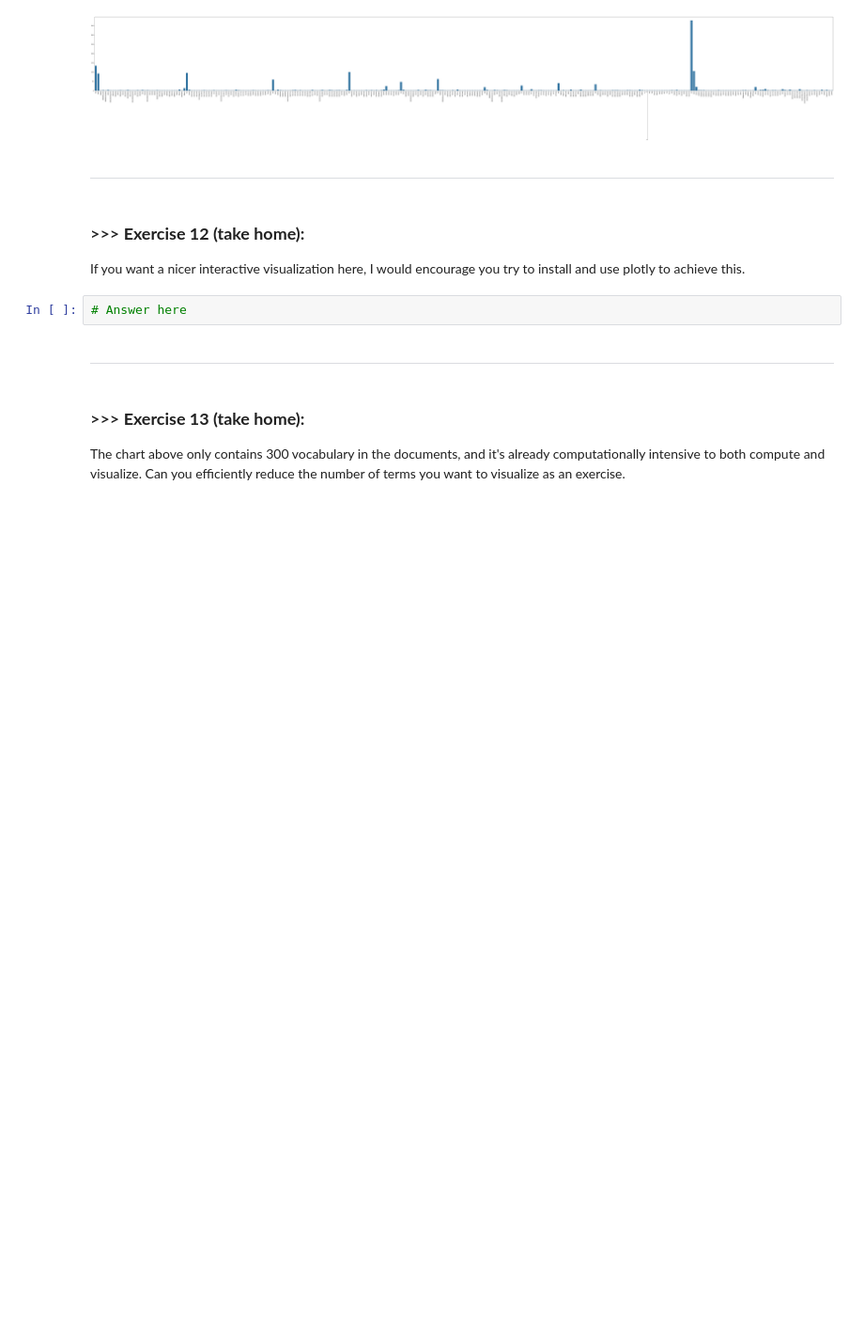
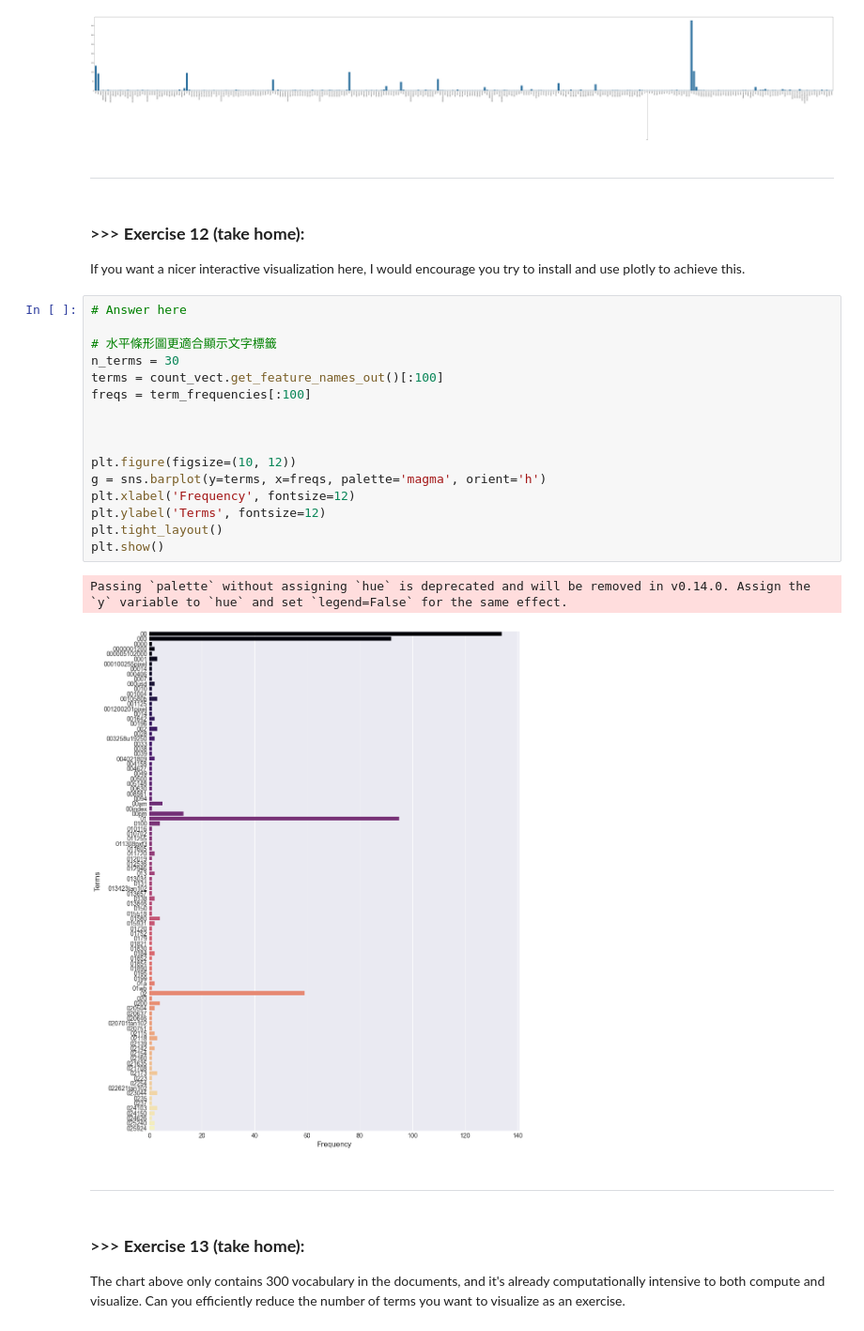
Before and after one commit to BallPoolShark/DM2025-Lab1-Exercise, a Jupyter notebook: DM2025-Lab1-Master.ipynb, the cells around one changed output. Shown at 94% size. Cells and saved outputs as stored; diff of their text form; blank space fills up the shorter version.

```diff
--- a/DM2025-Lab1-Master.ipynb
+++ b/DM2025-Lab1-Master.ipynb
@@ -1075,8 +1266,25 @@ g.set_xticklabels(count_vect.get_feature_names_out()[:300], rotation = 90);
 # %% [markdown]
 ### >>> **Exercise 12 (take home):**
 If you want a nicer interactive visualization here, I would encourage you try to install and use plotly to achieve this.
-# %%
-# Answer here
+# %%
+# Answer here
+
+# 水平條形圖更適合顯示文字標籤
+n_terms = 30
+terms = count_vect.get_feature_names_out()[:100]
+freqs = term_frequencies[:100]
+
+
+
+plt.figure(figsize=(10, 12))
+g = sns.barplot(y=terms, x=freqs, palette='magma', orient='h')
+plt.xlabel('Frequency', fontsize=12)
+plt.ylabel('Terms', fontsize=12)
+plt.tight_layout()
+plt.show()
+# %% [output]
+Passing `palette` without assigning `hue` is deprecated and will be removed in v0.14.0. Assign the `y` variable to `hue` and set `legend=False` for the same effect.
+[figure, added]
 # %% [markdown]
 ---
 # %% [markdown]
```
Also changed, not shown: parts of 30 cells of this notebook, 1 other file.
